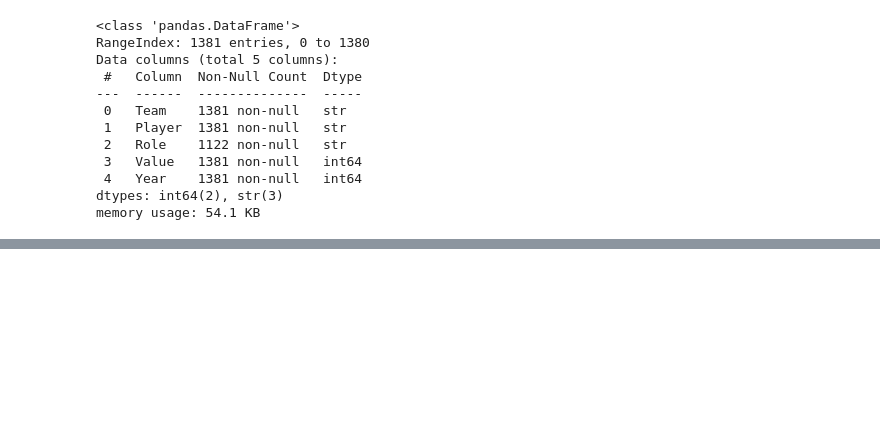
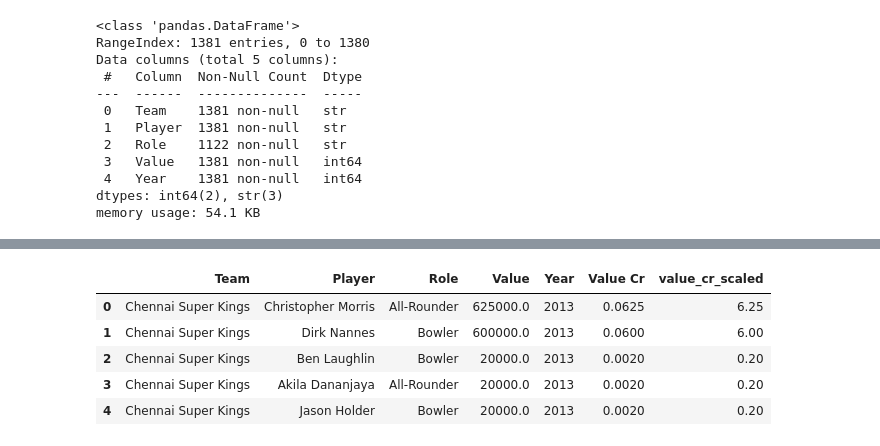
Before and after one commit to debatreyo/IPL-Auctions, a Jupyter notebook: notebooks/eda.ipynb, the cells around one changed output, grey strips where cells are left out. Drawn from its saved outputs; the diff is of its cells as text; code cells hidden in the pictures; blank space fills up the shorter version.

```diff
--- a/notebooks/eda.ipynb
+++ b/notebooks/eda.ipynb
@@ -39,0 +159,11 @@ df = data.copy()
+# %%
+
+df["value_cr_scaled"] = df["Value Cr"]*100
+df.head()
+# %% [output]
+|  | Team | Player | Role | Value | Year | Value Cr | value_cr_scaled |
+| 0 | Chennai Super Kings | Christopher Morris | All-Rounder | 625000.0 | 2013 | 0.0625 | 6.25 |
+| 1 | Chennai Super Kings | Dirk Nannes | Bowler | 600000.0 | 2013 | 0.0600 | 6.00 |
+| 2 | Chennai Super Kings | Ben Laughlin | Bowler | 20000.0 | 2013 | 0.0020 | 0.20 |
+| 3 | Chennai Super Kings | Akila Dananjaya | All-Rounder | 20000.0 | 2013 | 0.0020 | 0.20 |
+| 4 | Chennai Super Kings | Jason Holder | Bowler | 20000.0 | 2013 | 0.0020 | 0.20 |
```
Also changed, not shown: parts of 7 cells of this notebook.
